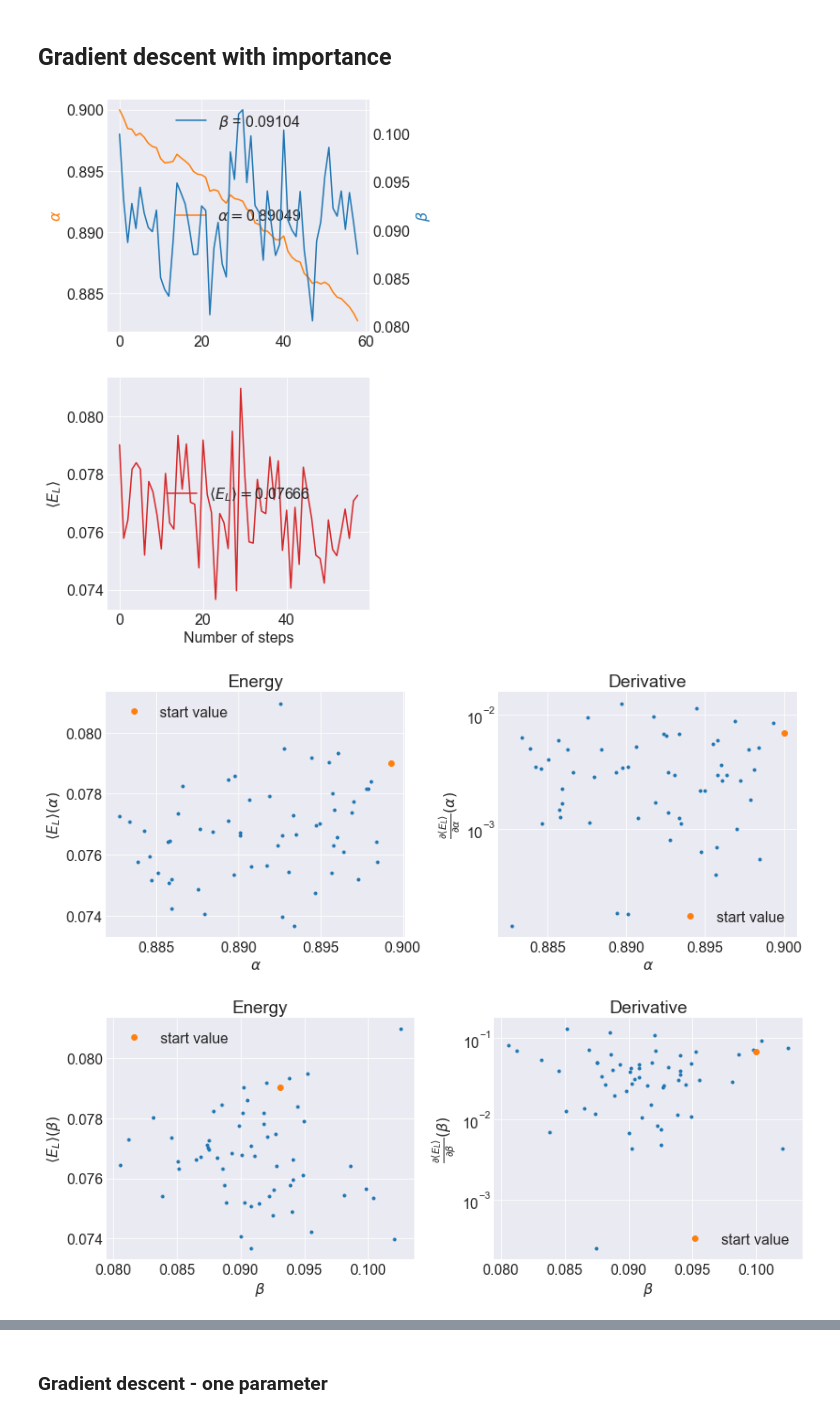
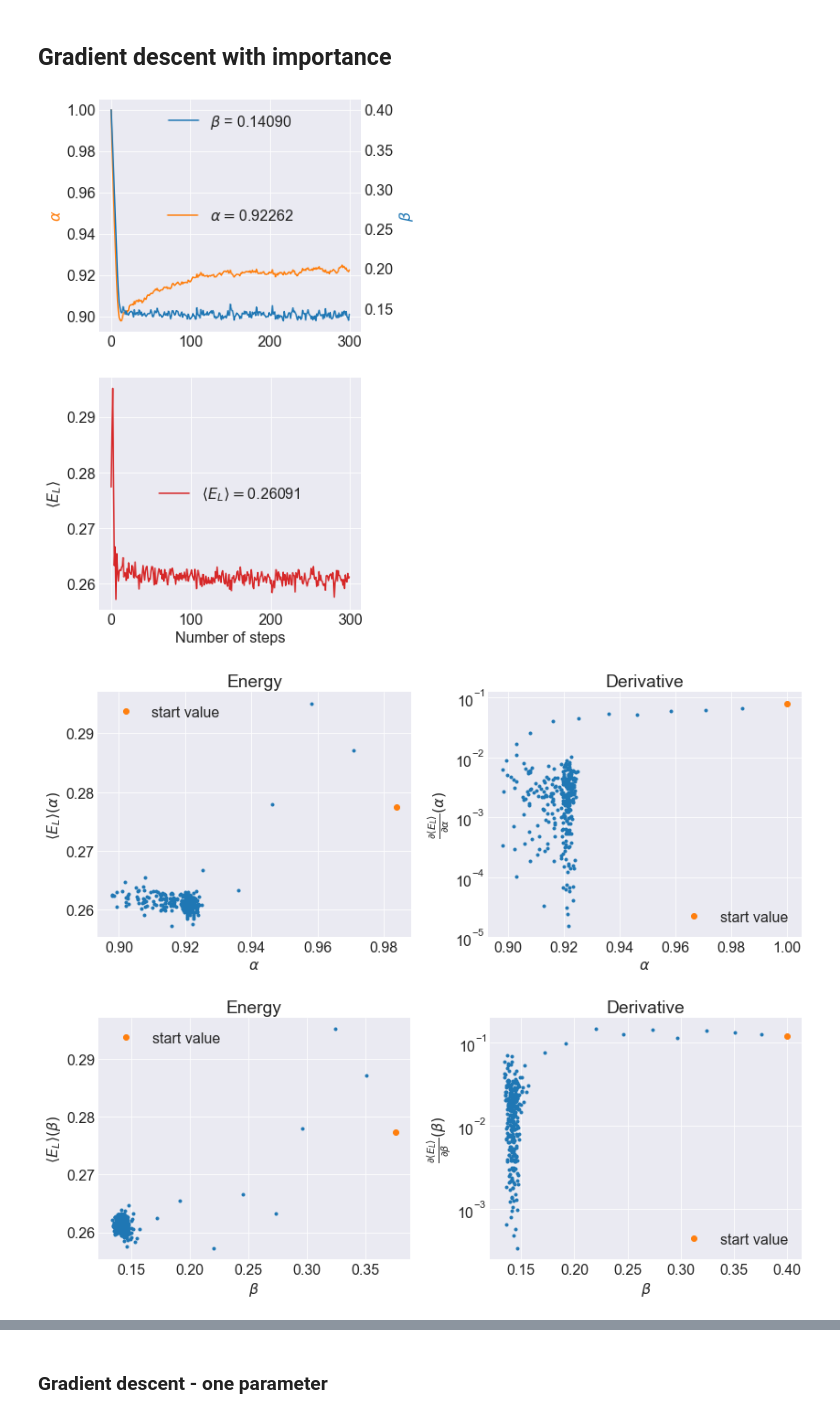
Before and after one commit to vildemjo/vmc_fermions, a Jupyter notebook: analysisscripts/plotting.ipynb, the cells around one changed output, grey strips where cells are left out. Drawn from its saved outputs; the diff is of its cells as text; code cells hidden in the pictures.

```diff
--- a/analysisscripts/plotting.ipynb
+++ b/analysisscripts/plotting.ipynb
@@ -118,7 +118,7 @@ tight_layout()
 # %% [markdown]
 ## Gradient descent with importance
 # %%
-omega = 0.01
+omega = 0.05
 
 gamma = 0.2
 alphastart = 1.0
@@ -128,22 +128,6 @@ if (omega == 1.0):
     alphastart = 0.95
     betastart = 0.4
     gamma = 0.2
-# elif (omega == 0.5):
-#     betastart = 0.4
-# elif (omega == 0.1):
-# #     betastart = 0.18
-# #     alphastart = 0.95
-# #     gamma = 0.2
-# #     betastart = 0.21
-# #     alphastart = 0.94
-# #     gamma = 0.1
-# elif (omega == 0.05):
-# #     betastart = 0.14
-# #     alphastart = 0.93
-# #     gamma = 0.2
-# #     betastart = 0.18
-# #     alphastart = 0.93
-#     gamma = 0.1
 elif (omega == 0.01):
     betastart = 0.1
     alphastart = 0.90
@@ -183,33 +167,33 @@ xlabel("$\\alpha$")
 ylabel("$\\left<E_L\\right>(\\alpha)$")
 # axhline(y=3, linestyle="--")
 subplot(1,2,2)
 title("Energy")
 xlabel("$\\alpha$")
 ylabel("$\\frac{\\partial \\left<E_L\\right>}{\\partial \\alpha}(\\alpha)$")
 semilogy(alpha, abs(derivative_alpha), ".")
 plot(alpha[0], abs(derivative_alpha[0]), "o", label="start value")
 title("Derivative")
 legend()
 tight_layout()
 
 figure(figsize=(12,5))
 subplot(1,2,1)
 plot(beta[1:], energy[1:], ".")
 plot(beta[1], energy[1], "o", label="start value")
 title("Energy")
 # axhline(y=3, linestyle="--")
 xlabel("$\\beta$")
 ylabel("$\\left<E_L\\right>(\\beta)$")
 legend()
 subplot(1,2,2)
 semilogy(beta, abs(derivative_beta), ".")
 plot(beta[0], abs(derivative_beta[0]), "o", label="start value")
 xlabel("$\\beta$")
 ylabel("$\\frac{\\partial \\left<E_L\\right>}{\\partial \\beta}(\\beta)$")
 title("Derivative")
 legend()
 tight_layout()
 # %% [output]
-[figure, old version]
+[figure, new version]
-[figure, old version]
+[figure, new version]
-[figure, old version]
+[figure, new version]
```
Also changed, not shown: parts of 6 cells of this notebook, 12 other files.
